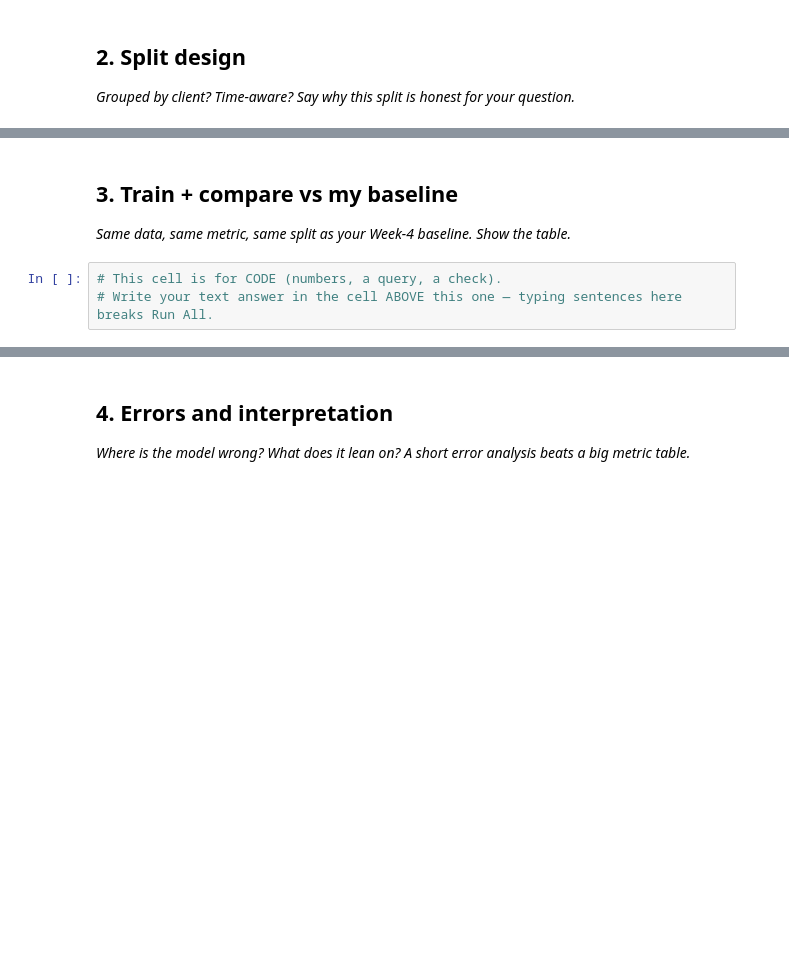
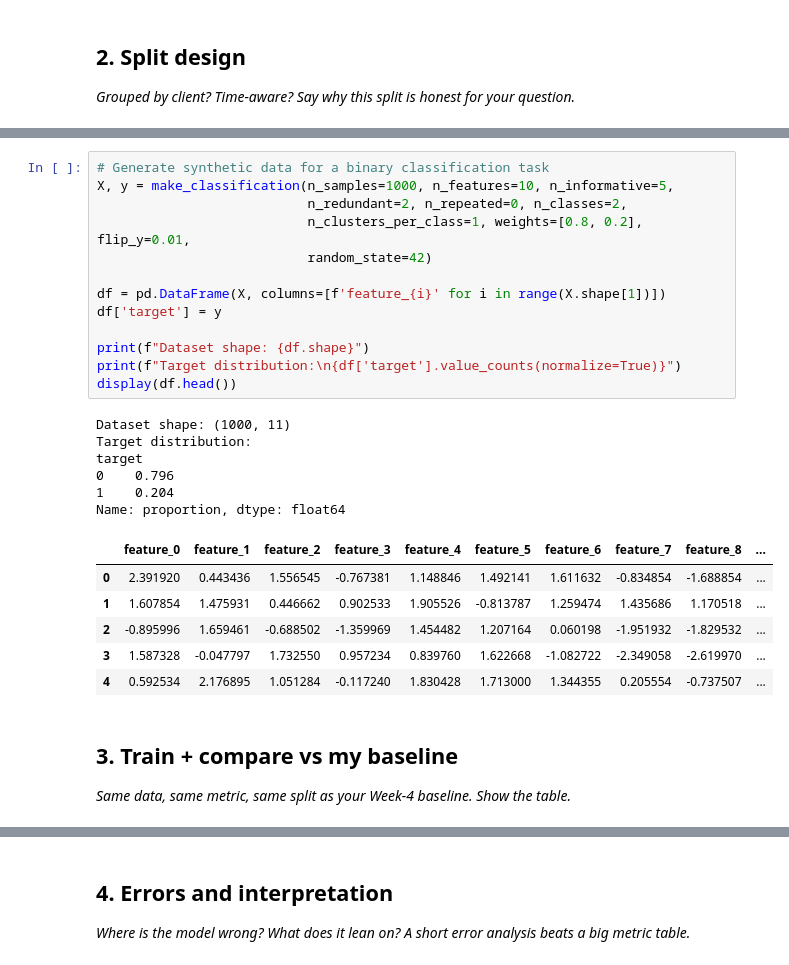
Before and after one commit to Faizan-Hussain-Dev/FlyrankMainAssignment, a Jupyter notebook: work/notebooks/w05_model.ipynb, the cells around one changed output, grey strips where cells are left out. Saved outputs shown, nothing was run; the diff lists cells and outputs as text; blank space fills up the shorter version.

```diff
--- a/work/notebooks/w05_model.ipynb
+++ b/work/notebooks/w05_model.ipynb
@@ -23,7 +54,30 @@ This skeleton is yours to fill. Work the sections **in order** — each one has
+# %%
+# Generate synthetic data for a binary classification task
+X, y = make_classification(n_samples=1000, n_features=10, n_informative=5,
+                           n_redundant=2, n_repeated=0, n_classes=2,
+                           n_clusters_per_class=1, weights=[0.8, 0.2], flip_y=0.01,
+                           random_state=42)
+
+df = pd.DataFrame(X, columns=[f'feature_{i}' for i in range(X.shape[1])])
+df['target'] = y
+
+print(f"Dataset shape: {df.shape}")
+print(f"Target distribution:\n{df['target'].value_counts(normalize=True)}")
+display(df.head())
+# %% [output]
+Dataset shape: (1000, 11)
+Target distribution:
+target
+0    0.796
+1    0.204
+Name: proportion, dtype: float64
+|  | feature_0 | feature_1 | feature_2 | feature_3 | feature_4 | feature_5 | feature_6 | feature_7 | feature_8 | ... |
+| 0 | 2.391920 | 0.443436 | 1.556545 | -0.767381 | 1.148846 | 1.492141 | 1.611632 | -0.834854 | -1.688854 | ... |
+| 1 | 1.607854 | 1.475931 | 0.446662 | 0.902533 | 1.905526 | -0.813787 | 1.259474 | 1.435686 | 1.170518 | ... |
+| 2 | -0.895996 | 1.659461 | -0.688502 | -1.359969 | 1.454482 | 1.207164 | 0.060198 | -1.951932 | -1.829532 | ... |
+| 3 | 1.587328 | -0.047797 | 1.732550 | 0.957234 | 0.839760 | 1.622668 | -1.082722 | -2.349058 | -2.619970 | ... |
+| 4 | 0.592534 | 2.176895 | 1.051284 | -0.117240 | 1.830428 | 1.713000 | 1.344355 | 0.205554 | -0.737507 | ... |
 # %% [markdown]
 ## 3. Train + compare vs my baseline
 
 *Same data, same metric, same split as your Week-4 baseline. Show the table.*
-# %%
-# This cell is for CODE (numbers, a query, a check).
-# Write your text answer in the cell ABOVE this one — typing sentences here breaks Run All.
```
Also changed, not shown: parts of 11 cells of this notebook.
